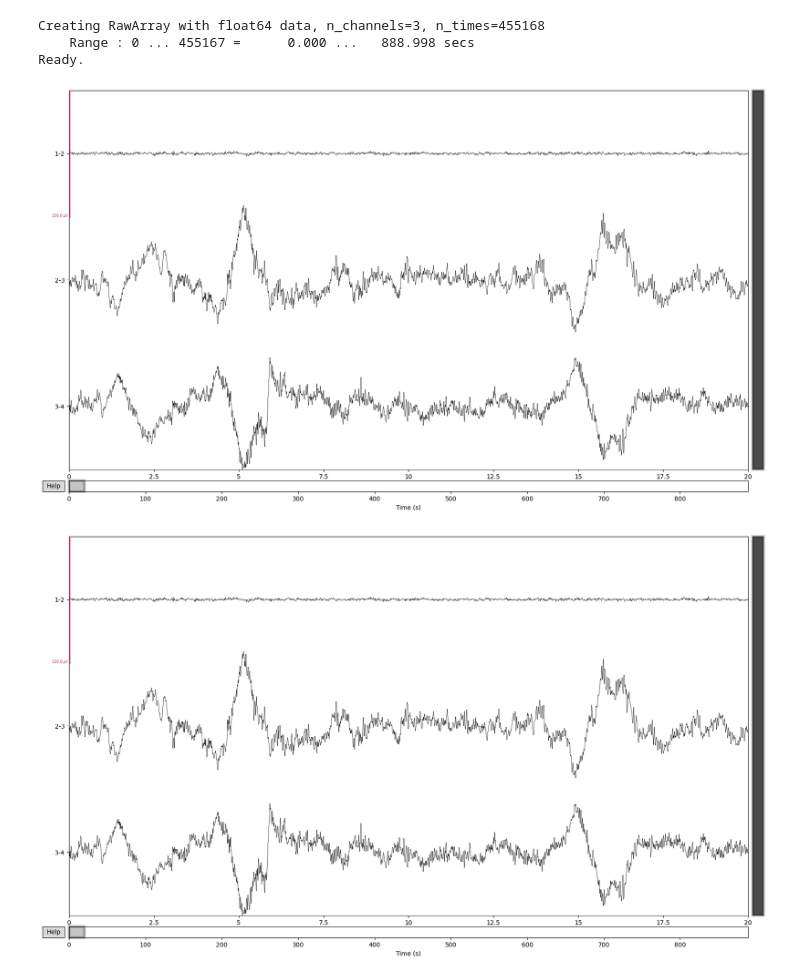
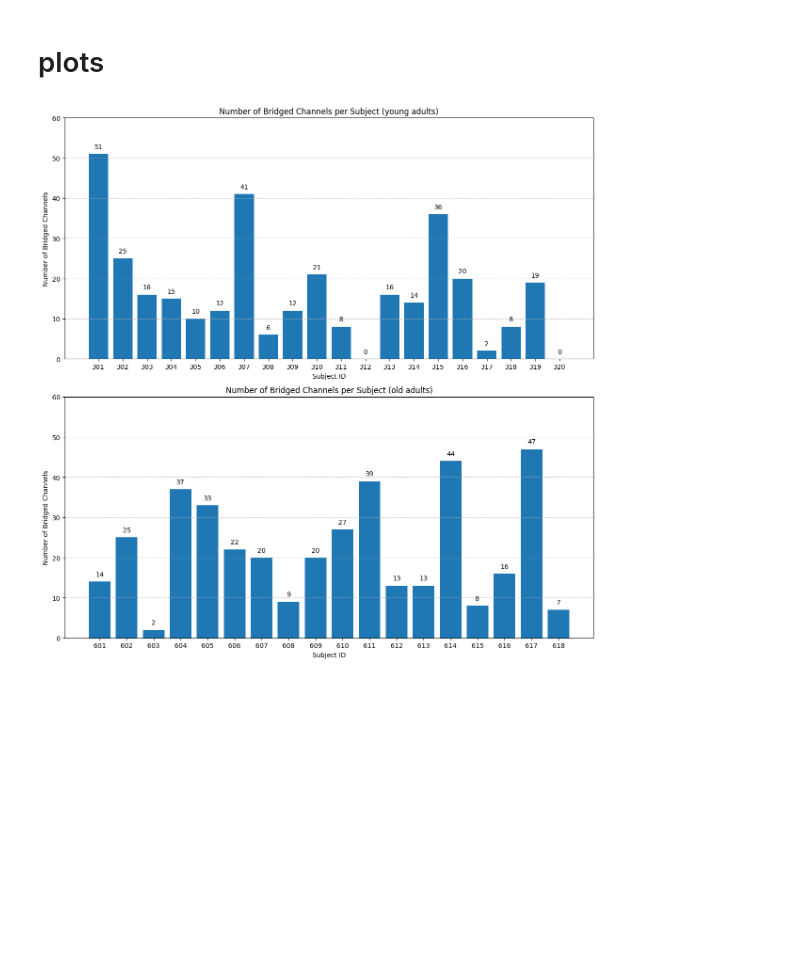
Before and after one commit to MohammadMMK/EEG-analysis-pipeline, a Jupyter notebook: notebooks/bridged_channel.ipynb, the cells around one changed output. Cells and saved outputs as stored; diff of their text form; code cells hidden in the pictures; blank space fills up the shorter version.

```diff
--- a/notebooks/bridged_channel.ipynb
+++ b/notebooks/bridged_channel.ipynb
@@ -256,26 +22,0 @@ new_raw.plot(duration=20, scalings=dict(eeg=50e-6), block=True, show_options=Tru
-# %%
-# raw = preprocess(sub).raw
-# raw_filtered = raw.copy().filter(l_freq=1, h_freq=40)  # Apply bandpass filter
-# # Create new channels by subtracting data from pairs of channels
-# new_channels = []
-# new_channel_names = []
-bridged_idx = [(1,2),(2,3), (3,4)]  # Example bridged channels
-for ch1, ch2 in bridged_idx:
-    data = raw_filtered.get_data(picks=[ch1]) - raw_filtered.get_data(picks=[ch2])  # Subtract channel data
-    new_channels.append(data)
-    new_channel_names.append(f"{ch1}-{ch2}")
-
-# Combine new channels into a RawArray
-new_raw = mne.io.RawArray(
-    np.vstack(new_channels),  # Stack new channel data
-    mne.create_info(new_channel_names, raw.info["sfreq"], ch_types="eeg")
-)
-# %% [output]
-Creating RawArray with float64 data, n_channels=3, n_times=455168
-    Range : 0 ... 455167 =      0.000 ...   888.998 secs
-Ready.
-# %%
-new_raw.plot(duration=20, scalings=dict(eeg=50e-6), block=True, show_options=True, title='Filtered EEG Data', color='black')
-# %% [output]
-[figure, removed]
-[figure, removed]
@@ -282,3 +53,40 @@ new_raw.plot(duration=20, scalings=dict(eeg=50e-6), block=True, show_options=Tru
+# %% [markdown]
+# plots
+# %%
+# Visualization of results for both groups in one figure with two subplots (rows)
+fig, axs = plt.subplots(2, 1, figsize=(12, 12), sharex=False)
+
+# Young adults
+young_ids = np.array([id for id in range(301, 321)])
+young_counts = [len(all_bridged_channels.get(id, {"bridged_ch_names": []})["bridged_ch_names"]) for id in young_ids]
+axs[0].bar(young_ids, young_counts)
+axs[0].set_xlabel('Subject ID')
+axs[0].set_ylabel('Number of Bridged Channels')
+axs[0].set_ylim(0, 60)
+axs[0].set_title('Number of Bridged Channels per Subject (young adults)')
+axs[0].set_xticks(young_ids)
+axs[0].grid(axis='y', linestyle='--', alpha=0.7)
+for x, y in zip(young_ids, young_counts):
+    axs[0].text(x, y + 1, str(y), ha='center', va='bottom', fontsize=10)
+
+# Older adults
+old_ids = np.array([id for id in range(601, 619)])
+old_counts = [len(all_bridged_channels.get(id, {"bridged_ch_names": []})["bridged_ch_names"]) for id in old_ids]
+axs[1].bar(old_ids, old_counts)
+axs[1].set_xlabel('Subject ID')
+axs[1].set_ylabel('Number of Bridged Channels')
+axs[1].set_ylim(0, 60)
+axs[1].set_title('Number of Bridged Channels per Subject (old adults)')
+axs[1].set_xticks(old_ids)
+axs[1].grid(axis='y', linestyle='--', alpha=0.7)
+for x, y in zip(old_ids, old_counts):
+    axs[1].text(x, y + 1, str(y), ha='center', va='bottom', fontsize=10)
+
+plt.tight_layout()
+plt.savefig(os.path.join(output_dir, "bridged_channels_comparison.png"))
+plt.show()
+# %% [output]
+[figure, added]
 # %%
 import matplotlib.pyplot as plt
 import os
```
Also changed, not shown: parts of 12 cells of this notebook, 44 other files.
